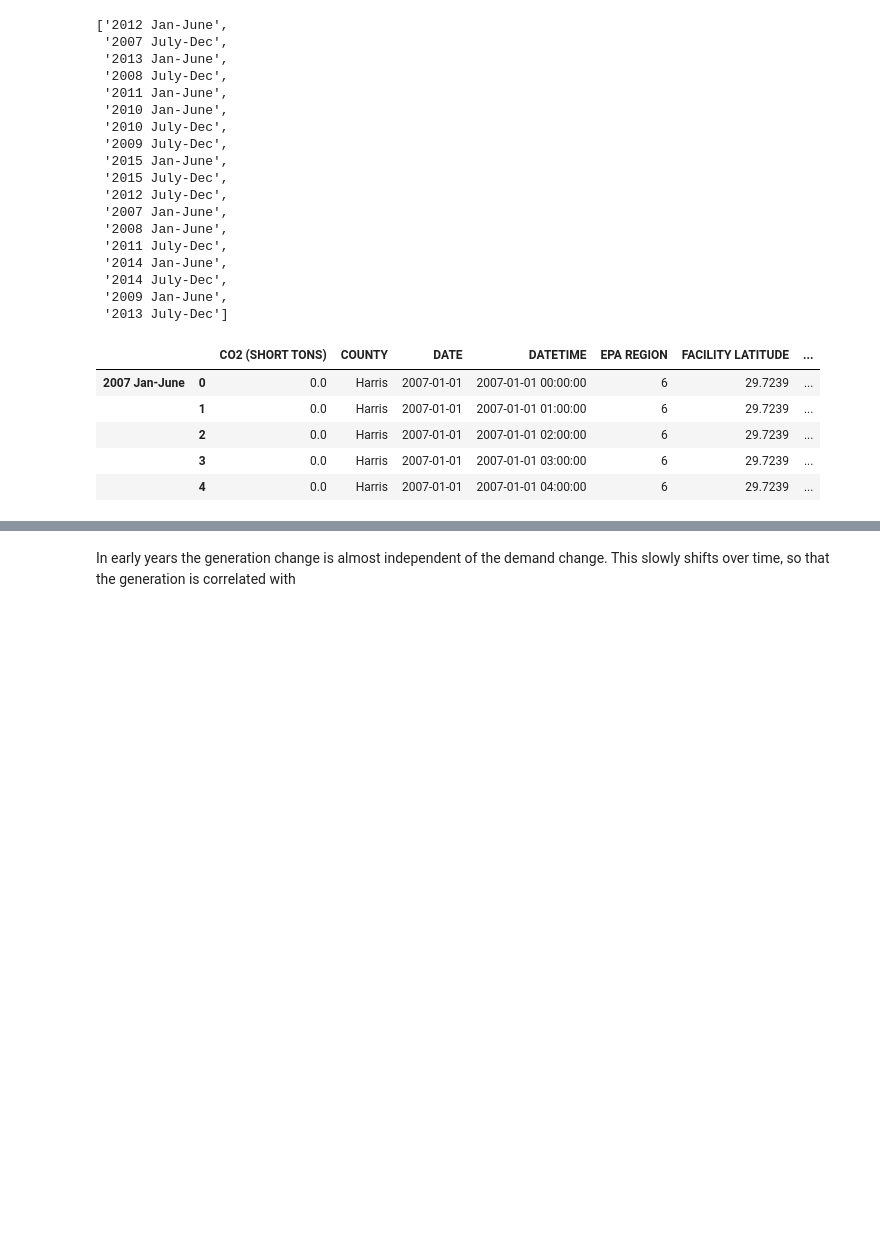
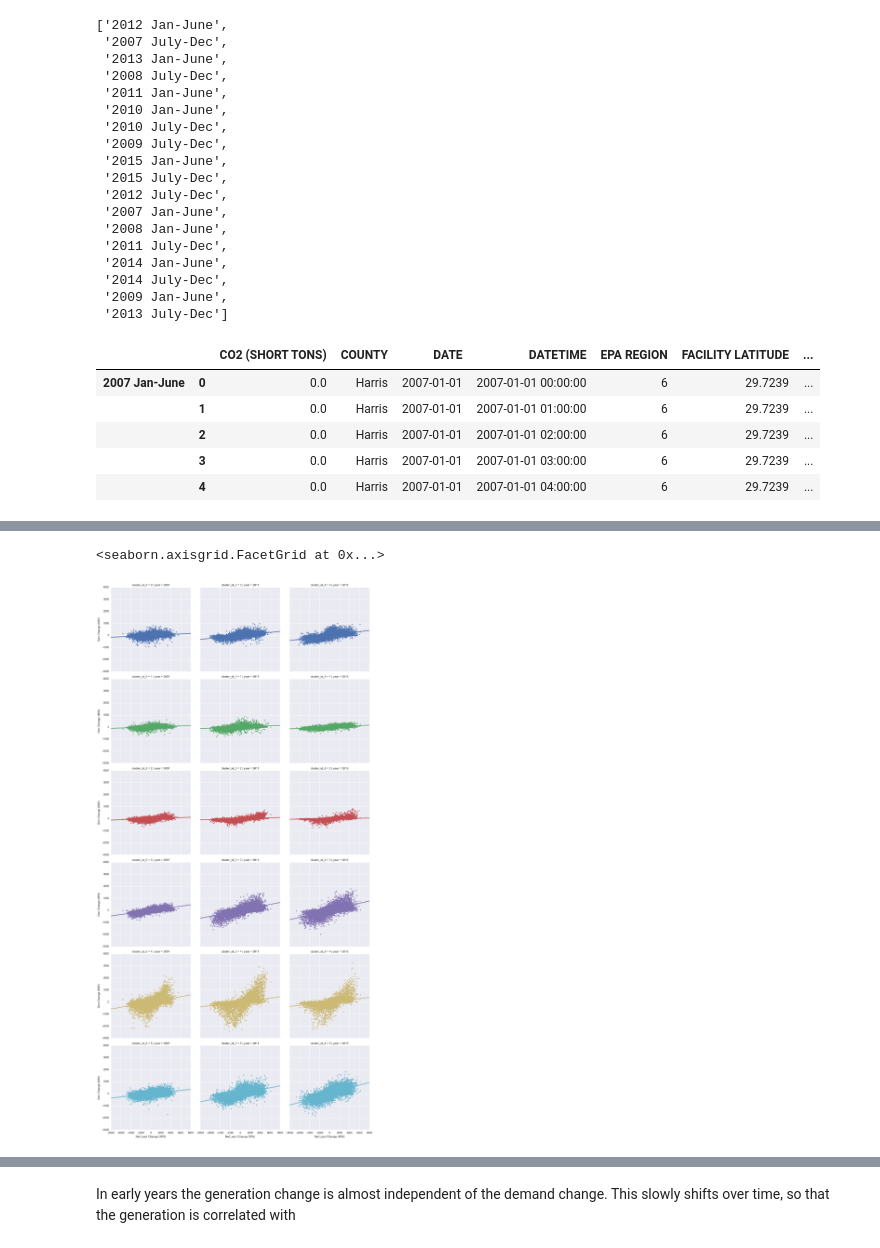
Before and after one commit to gschivley/ERCOT_power, a Jupyter notebook: Group classification/Determine marginal unit.ipynb, the cells around one changed output, grey strips where cells are left out. Drawn from its saved outputs; the diff is of its cells as text; code cells hidden in the pictures; blank space fills up the shorter version.

```diff
--- a/Group classification/Determine marginal unit.ipynb
+++ b/Group classification/Determine marginal unit.ipynb
@@ -145,0 +201,6 @@ allEPA.tail()
+# %%
+sns.lmplot('Net Load Change (MW)', 'Gen Change (MW)', data=filtered_data,
+           col='year', row='cluster_id_6', hue='cluster_id_6', robust=True, ci=None)
+# %% [output]
+<seaborn.axisgrid.FacetGrid at 0x...>
+[figure, added]
```
Also changed, not shown: parts of 29 cells of this notebook.
